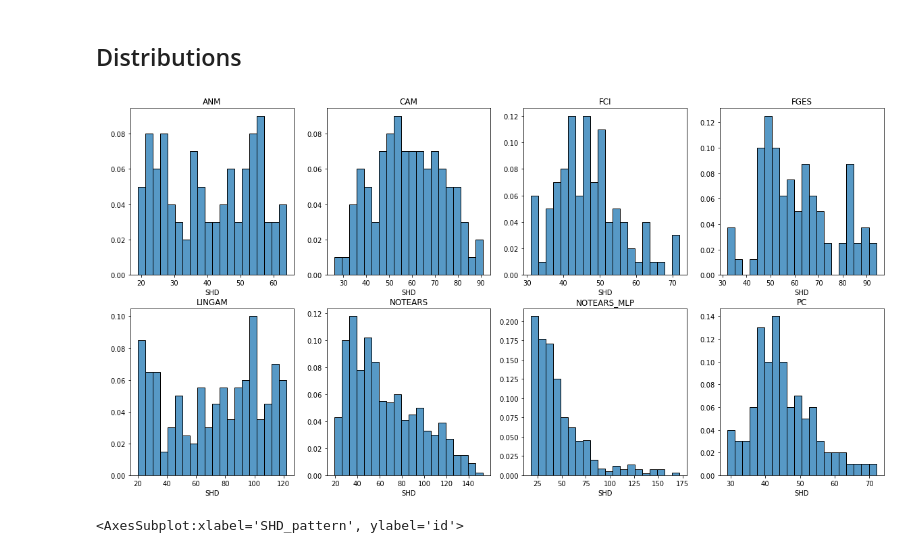
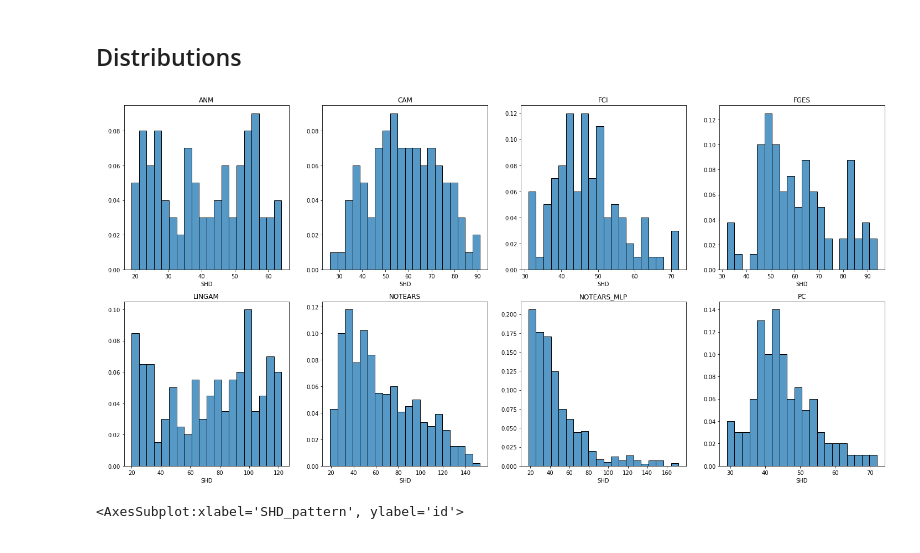
Before and after one commit to misoc-mml/hyperparams-causal-discovery, a Jupyter notebook: hyperparams/syntren.ipynb, the cells around one changed output. Drawn from its saved outputs; the diff is of its cells as text; code cells hidden in the pictures.

```diff
--- a/hyperparams/syntren.ipynb
+++ b/hyperparams/syntren.ipynb
@@ -118,13 +123,16 @@ algs.sort()
 # %%
 fig, axes = plt.subplots(2, 4, figsize=(20, 10))
 axes = axes.flatten()
 for ax, alg in zip(axes, algs):
     ax.set_title(alg)
     ax.set_xlabel('SHD')
     ax.set_ylabel(' ')
     sns.histplot(df.loc[df['id'] == alg, 'SHD_pattern'], ax=ax, stat='probability', bins=20)
+
+plt.tight_layout()
+plt.savefig('./plots/syntren/h_dist.pdf', dpi=1000)
 # %% [output]
-[figure, old version]
+[figure, new version]
 # %%
 sns.histplot(df, x='SHD_pattern', y='id', hue='id', legend=False)
 # %% [output]
```
Also changed, not shown: parts of 3 cells of this notebook, 6 other files.
